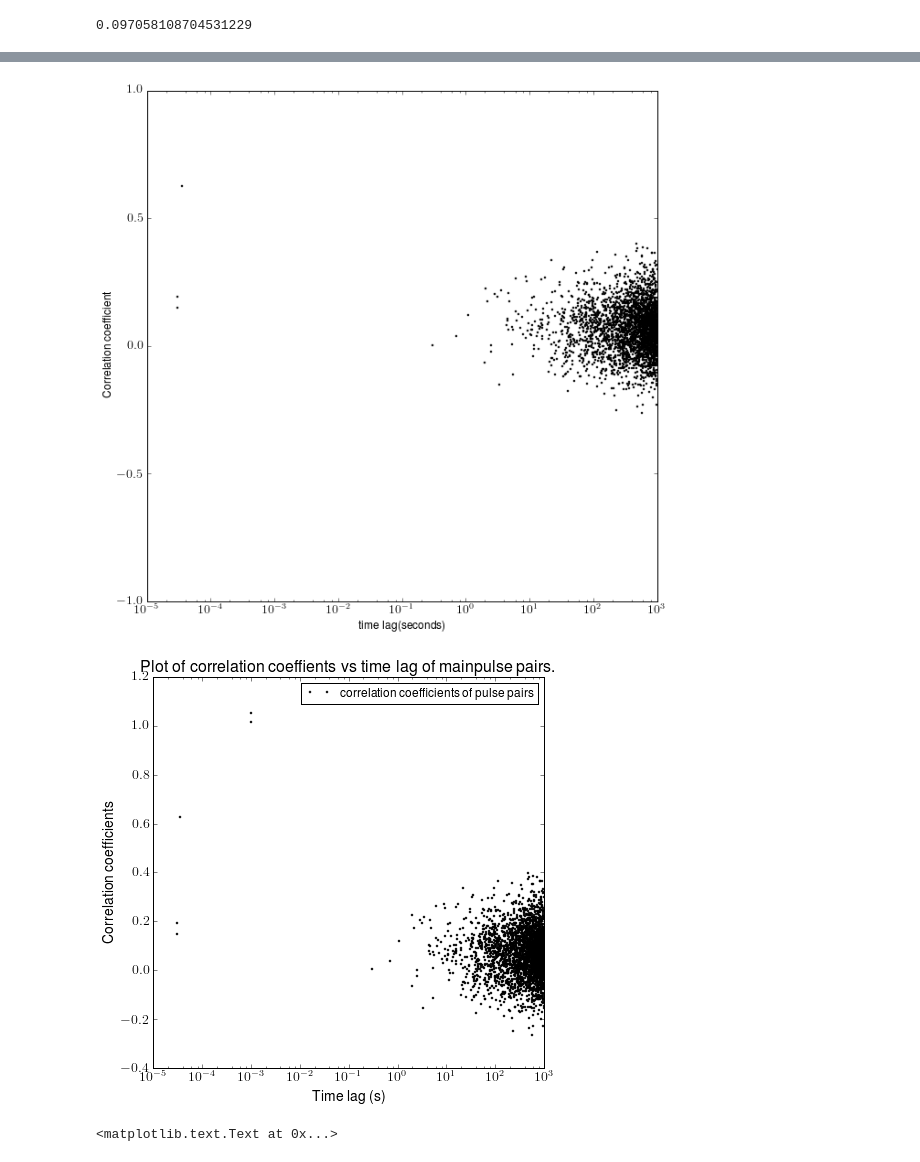
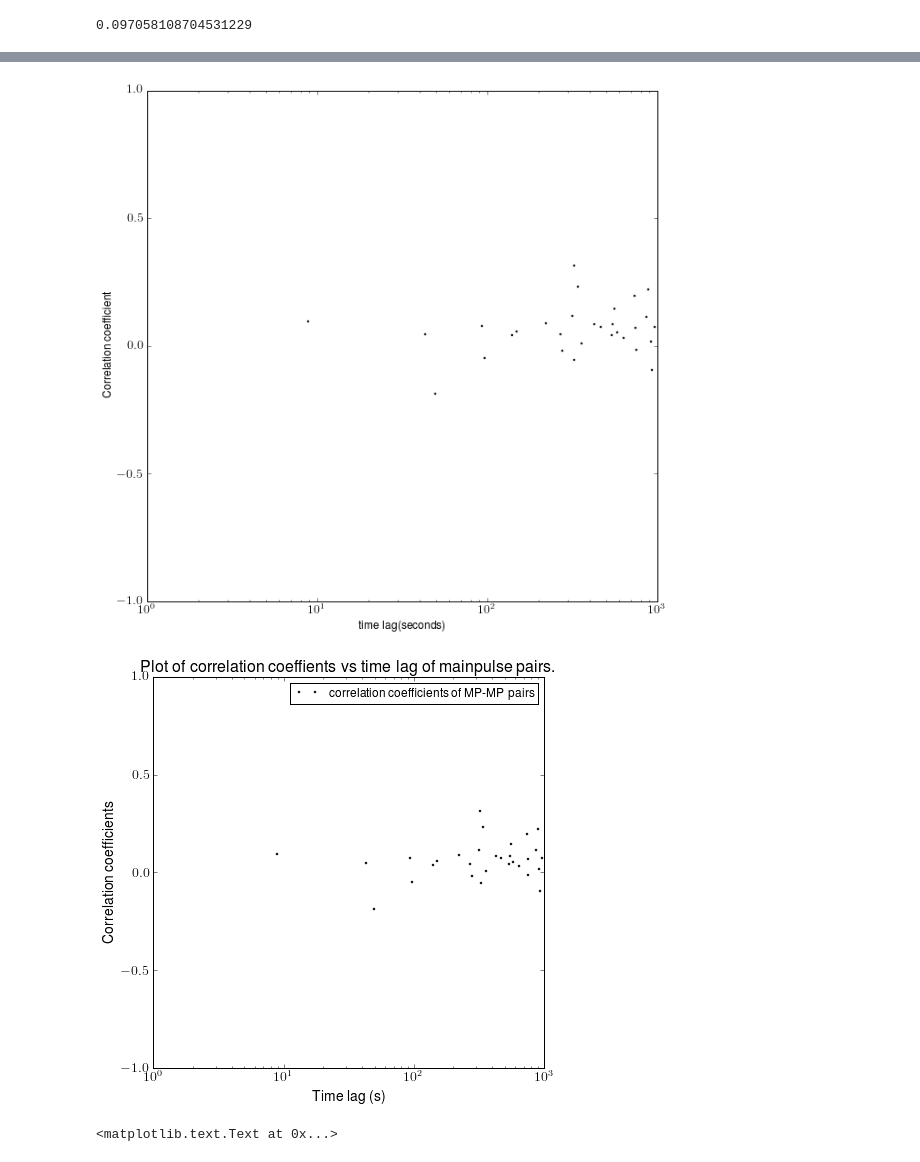
Before and after one commit to xiaozhengxu/scint_analysis, a Jupyter notebook: EVN_crab/Get Corde's plot.ipynb, the cells around one changed output, grey strips where cells are left out. Saved outputs shown, nothing was run; the diff lists cells and outputs as text; code cells hidden in the pictures.

Commit message:
added some cordes plot and telescopes plots

```diff
--- a/EVN_crab/Get Corde's plot.ipynb
+++ b/EVN_crab/Get Corde's plot.ipynb
@@ -215,14 +215,14 @@ for i in range(len(colors)):
 nchan = 32
 N = 425/25 #N is how many points I average into 1 in process frequency function.
 ctvalues = np.zeros(shape = (0,2))
-for i,time_string1 in enumerate(mainpulses[:-1]):
+for i,time_string1 in enumerate(interpulses[:-1]):
     t_gp1 = Time(time_string1)
 #     if exists('/home/ramain/GPs/GP{}/p{}.npy'.format('p',time_string1)):
     if exists('/mnt/raid-cita/xzxu/GPs/GPp1-{}/p{}.npy'.format(nchan,time_string1)):
         fs1,bgstd1,os1,sn1 = load_gp(time_string1,nchan)
-        if sn1<2.:
+        if sn1<1.5:
             continue
-        for j,time_string2 in enumerate(mainpulses[i+1:-1]):
+        for j,time_string2 in enumerate(interpulses[i+1:-1]):
             t_gp2 = Time(time_string2)
             dt = t_gp2-t_gp1
             if abs(dt.sec)<1000:
@@ -230,7 +230,7 @@ for i,time_string1 in enumerate(mainpulses[:-1]):
                     print time_string1,time_string2
                 if exists('/mnt/raid-cita/xzxu/GPs/GPp1-{}/p{}.npy'.format(nchan,time_string2)):
                     fs2,bgstd2,os2,sn2 = load_gp(time_string2,nchan)
-                    if sn2<2.:
+                    if sn2<1.5:
                         continue
                     fgp1,_ = process_freq_spec(fs1,nchan,draw = 0)
                     fgp2,_ = process_freq_spec(fs2,nchan,draw = 0)
@@ -238,4 +238,4 @@ for i,time_string1 in enumerate(mainpulses[:-1]):
                     cc = get_cc((fgp1,bgstd1),(fgp2,bgstd2))
                     ctvalues=np.append(ctvalues,np.array([[cc,abs(dt.sec)]]),axis = 0)
 
-np.save('./figures/correlation_coeff/ctvalues_aug10_mainpulses-32-n.npy',ctvalues)
+np.save('./figures/correlation_coeff/ctvalues_aug11_MP-IP-32-n.npy',ctvalues)
@@ -245,33 +242,34 @@ np.save('./figures/correlation_coeff/ctvalues_aug10_mainpulses-32-n.npy',ctvalue
 # %%
 # ctvalues = np.load('./figures/correlation_coeff/{}_{}ctvaluesef_jul20_mainpulses-n.npy'.format(text_name,nchan))
 # np.save('./figures/correlation_coeff/{}_{}ctvaluesef_jul5.npy'.format(text_name,nchan),ctvalues)
 
 figure(figsize = (10,10))
 semilogx(ctvalues[:,1],ctvalues[:,0],'ok',markersize = 2)
 xlabel('time lag(seconds)',fontsize = 12)
 ylim(-1.,1)
 ylabel('Correlation coefficient',fontsize = 12)
 tick_params(axis='both', which='major', labelsize=14)
 
 bin_no = 10
 time_values = ctvalues[:,1]
 cvalues = ctvalues[:,0]
 time_values[np.isnan(cvalues)]=0
 cvalues[np.isnan(cvalues)]=0
 bins = np.logspace(-6,3,bin_no)
 bin_means = np.histogram(time_values,bins,weights = cvalues,density = False)[0]/np.histogram(time_values,bins,density = False)[0]
 
 figure(figsize = (7,7))
 # semilogx((bins[:-1]+bins[1:])/2,bin_means,'-',label = 'averaged data points'.format(bin_no))
-semilogx(time_values,cvalues,'ok',markersize = 2,label = 'correlation coefficients of pulse pairs')
+semilogx(time_values,cvalues,'ok',markersize = 2,label = 'correlation coefficients of MP-MP pairs')
 legend()
 title('Plot of correlation coeffients vs time lag of mainpulse pairs.'.format(nchan),fontsize = 16)
 xlabel('Time lag (s)',fontsize = 14)
+ylim(-1.,1)
 ylabel('Correlation coefficients',fontsize=14)
 tick_params(axis='both', which='major', labelsize=14)
 # %% [output]
-[figure, old version]
+[figure, new version]
-[figure, old version]
+[figure, new version]
 # %%
 figure(figsize = (10,3))
 plot(fgp1[0]/fgp1[0].mean()-1.,label = 'pulse1',color = colors[0])
```
Also changed, not shown: parts of 4 cells of this notebook, 2 other files.
